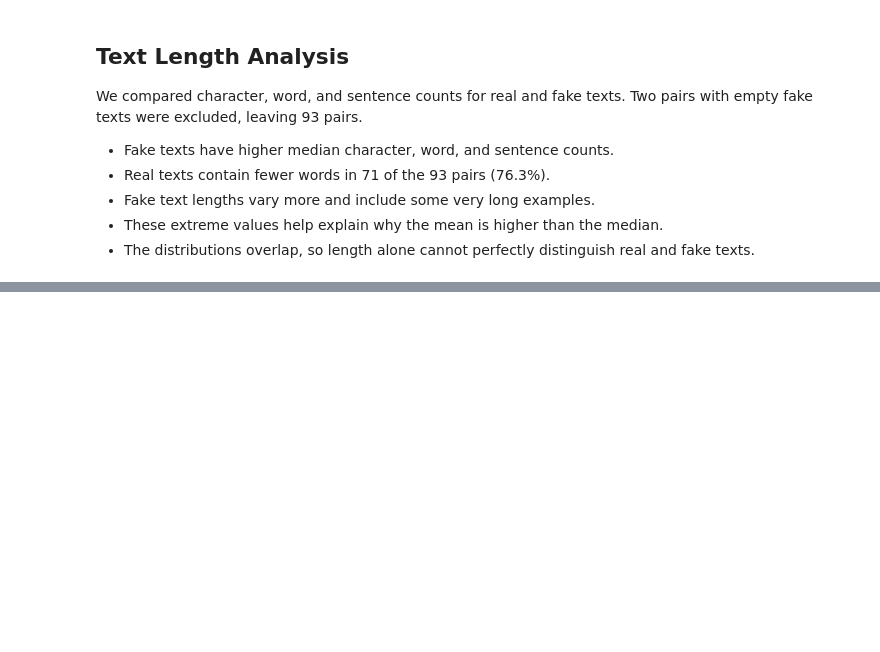
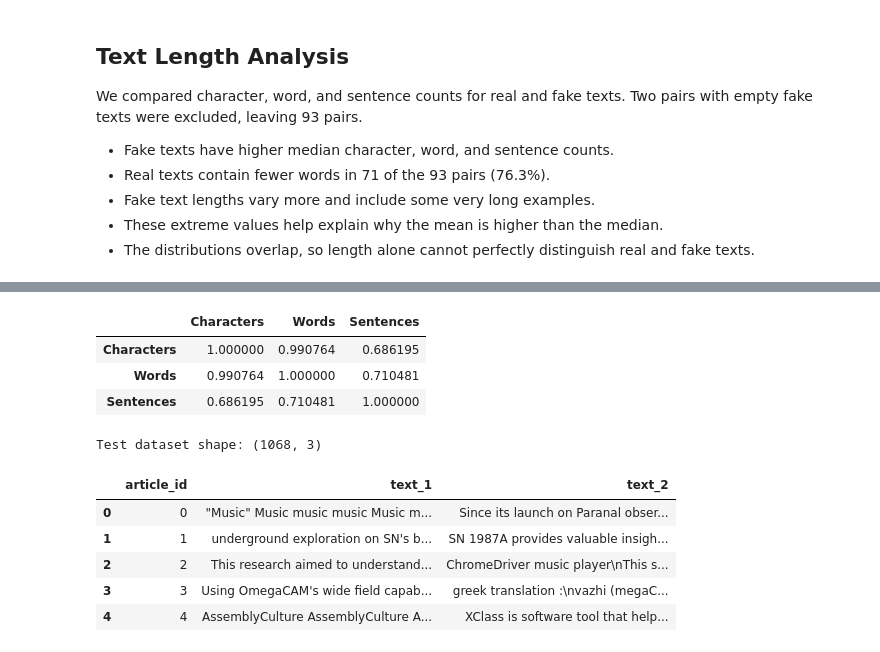
Before and after one commit to tosuun/GROUP66_CENG313, a Jupyter notebook: notebooks/assignment1_eda_baseline.ipynb, the cells around one changed output, grey strips where cells are left out. Saved outputs shown, nothing was run; the diff lists cells and outputs as text; code cells hidden in the pictures; blank space fills up the shorter version.

```diff
--- a/notebooks/assignment1_eda_baseline.ipynb
+++ b/notebooks/assignment1_eda_baseline.ipynb
@@ -208,0 +528,59 @@ We compared character, word, and sentence counts for real and fake texts. Two pa
+# %%
+counts = pd.concat([
+    texts_df[[
+        "real_text_length", "real_word_count", "real_sentence_count"
+    ]].rename(columns={
+        "real_text_length": "Characters",
+        "real_word_count": "Words",
+        "real_sentence_count": "Sentences"
+    }),
+    texts_df[[
+        "fake_text_length", "fake_word_count", "fake_sentence_count"
+    ]].rename(columns={
+        "fake_text_length": "Characters",
+        "fake_word_count": "Words",
+        "fake_sentence_count": "Sentences"
+    })
+], ignore_index=True)
+
+display(counts.corr(method="spearman"))
+#Character and word counts have a strong Spearman correlation.
+# %% [output]
+|  | Characters | Words | Sentences |
+| Characters | 1.000000 | 0.990764 | 0.686195 |
+| Words | 0.990764 | 1.000000 | 0.710481 |
+| Sentences | 0.686195 | 0.710481 | 1.000000 |
+# %%
+test_dir = train_dir.parent / "test"
+test_rows = []
+
+for article_dir in sorted(test_dir.glob("article_*")):
+    if not article_dir.is_dir():
+        continue
+
+    article_id = int(article_dir.name.split("_")[1])
+
+    with open(article_dir / "file_1.txt", encoding="utf-8") as f:
+        text_1 = f.read()
+
+    with open(article_dir / "file_2.txt", encoding="utf-8") as f:
+        text_2 = f.read()
+
+    test_rows.append({
+        "article_id": article_id,
+        "text_1": text_1,
+        "text_2": text_2
+    })
+
+test_df = pd.DataFrame(test_rows)
+
+print("Test dataset shape:", test_df.shape)
+display(test_df.head())
+# %% [output]
+Test dataset shape: (1068, 3)
+|  | article_id | text_1 | text_2 |
+| 0 | 0 | "Music" Music music music Music m... | Since its launch on Paranal obser... |
+| 1 | 1 | underground exploration on SN's b... | SN 1987A provides valuable insigh... |
+| 2 | 2 | This research aimed to understand... | ChromeDriver music player\nThis s... |
+| 3 | 3 | Using OmegaCAM's wide field capab... | greek translation :\nvazhi (megaC... |
+| 4 | 4 | AssemblyCulture AssemblyCulture A... | XClass is software tool that help... |
```
Also changed, not shown: parts of 18 cells of this notebook.
